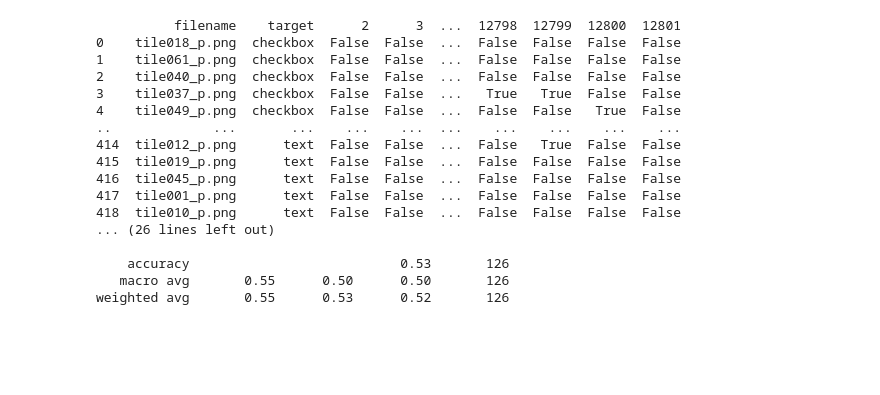
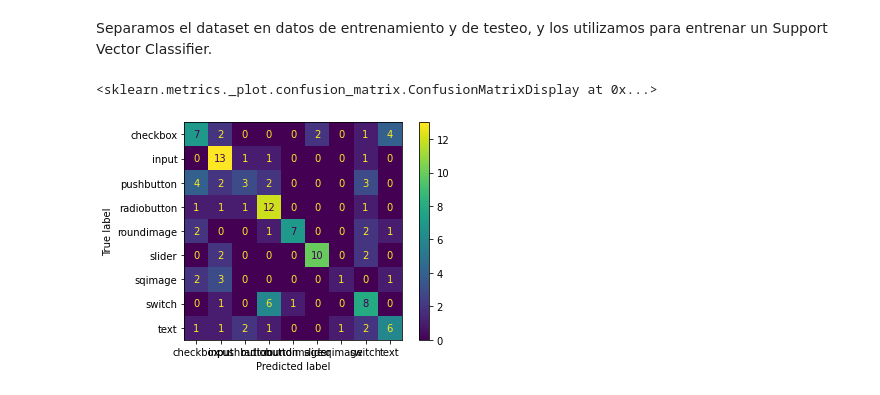
Before and after one commit to piltom/widget_sketch_recon, a Jupyter notebook: report.ipynb, the cells around one changed output. Cells and saved outputs as stored; diff of their text form; code cells hidden in the pictures; blank space fills up the shorter version.

Commit message:
work on report

```diff
--- a/report.ipynb
+++ b/report.ipynb
@@ -93,0 +96,10 @@ Para este caso se crearon dos datasets, uno con 50 keypoints y otro con 200. El
+# %%
+from sklearn import svm, metrics
+from sklearn.model_selection import train_test_split
+import pandas as pd
+import pickle5 as pickle
+
+classifier = svm.LinearSVC()
+with open("dataroot/dataset_img_ORB50.pkl", "rb") as fh:
+  datasetorb50_df = pickle.load(fh)
+datasetorb50_df
@@ -94,39 +120,15 @@ Para este caso se crearon dos datasets, uno con 50 keypoints y otro con 200. El
+# %% [markdown]
+Separamos el dataset en datos de entrenamiento y de testeo, y los utilizamos para entrenar un Support Vector Classifier.
 # %%
-from sklearn import svm, metrics
-from sklearn.model_selection import train_test_split
-import pandas as pd
-import pickle5 as pickle
-
-classifier = svm.LinearSVC()
-with open("dataroot/dataset_img_ORB50.pkl", "rb") as fh:
-  dataset_df = pickle.load(fh)
-#dataset_df=pd.read_pickle("dataroot/dataset_img_ORB50.pkl").dropna(axis=1)
-print(dataset_df)
-X=dataset_df.drop(['target', 'filename'], axis=1)
-y=dataset_df['target']
+X=datasetorb50_df.drop(['target', 'filename'], axis=1)
+y=datasetorb50_df['target']
 X_train, X_test, y_train, y_test = train_test_split(X, y, test_size=0.30, random_state=11, stratify=y)
 
 # Aprenda a clasificar el conjunto de entrenamiento
 classifier.fit(X_train, y_train)
 y_predicted = classifier.predict(X_test)
 conf_mat=metrics.confusion_matrix(y_test, y_predicted)
-print(conf_mat)
-print("Classification report for classifier {}\n{}\n".format(classifier, metrics.classification_report(y_test, y_predicted)))
+metrics.plot_confusion_matrix(classifier, X_test, y_test)
 # %% [output]
-          filename    target      2      3  ...  12798  12799  12800  12801
-0    tile018_p.png  checkbox  False  False  ...  False  False  False  False
-1    tile061_p.png  checkbox  False  False  ...  False  False  False  False
-2    tile040_p.png  checkbox  False  False  ...  False  False  False  False
-3    tile037_p.png  checkbox  False  False  ...   True   True  False  False
-4    tile049_p.png  checkbox  False  False  ...  False  False   True  False
-..             ...       ...    ...    ...  ...    ...    ...    ...    ...
-414  tile012_p.png      text  False  False  ...  False   True  False  False
-415  tile019_p.png      text  False  False  ...  False  False  False  False
-416  tile045_p.png      text  False  False  ...  False  False  False  False
-417  tile001_p.png      text  False  False  ...  False  False  False  False
-418  tile010_p.png      text  False  False  ...  False  False  False  False
-... (26 lines left out)
-
-    accuracy                           0.53       126
-   macro avg       0.55      0.50      0.50       126
-weighted avg       0.55      0.53      0.52       126
+<sklearn.metrics._plot.confusion_matrix.ConfusionMatrixDisplay at 0x...>
+[figure, added]
```
Also changed, not shown: parts of 14 cells of this notebook.
